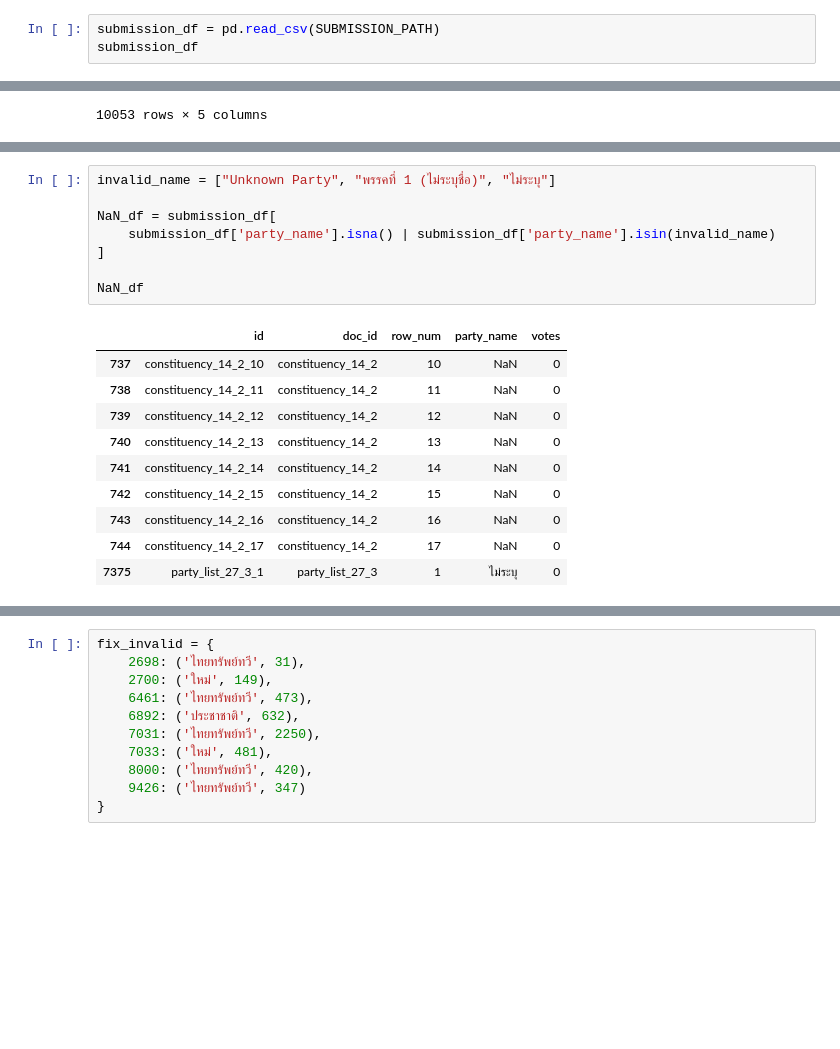
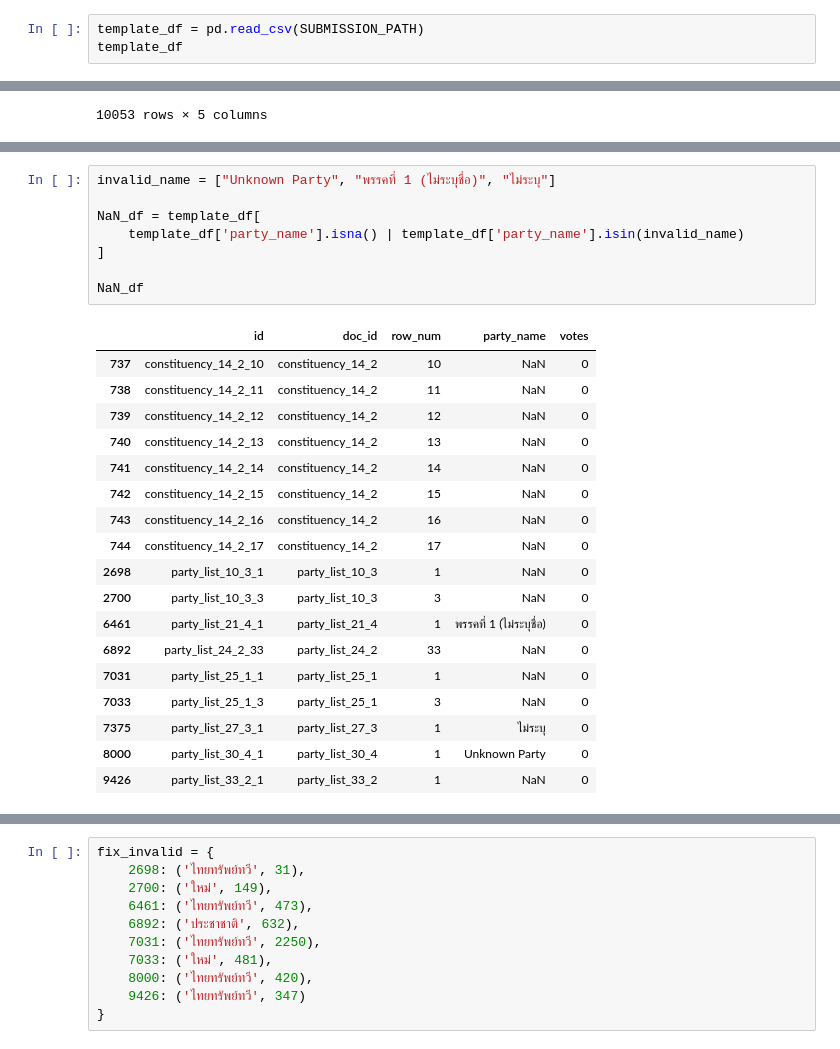
Before and after one commit to WaroonRagwongsiri/SuperAi-SS6-MiniHack2, a Jupyter notebook: srcs/main.ipynb, the cells around one changed output, grey strips where cells are left out. Drawn from its saved outputs; the diff is of its cells as text; blank space fills up the shorter version.

```diff
--- a/srcs/main.ipynb
+++ b/srcs/main.ipynb
@@ -3,8 +10,8 @@ import pandas as pd
 # %%
 SUBMISSION_PATH = "../data/submission_template.csv"
 # %%
-submission_df = pd.read_csv(SUBMISSION_PATH)
-submission_df
+template_df = pd.read_csv(SUBMISSION_PATH)
+template_df
 # %% [output]
 |  | id | doc_id | row_num | party_name | votes |
 | 0 | constituency_10_1_1 | constituency_10_1 | 1 | ประชาธิปัตย์ | 0 |
@@ -51,21 +60,29 @@ submission_df.head()
 # %%
 invalid_name = ["Unknown Party", "พรรคที่ 1 (ไม่ระบุชื่อ)", "ไม่ระบุ"]
 
-NaN_df = submission_df[
-    submission_df['party_name'].isna() | submission_df['party_name'].isin(invalid_name)
+NaN_df = template_df[
+    template_df['party_name'].isna() | template_df['party_name'].isin(invalid_name)
 ]
 
 NaN_df
 # %% [output]
 |  | id | doc_id | row_num | party_name | votes |
 | 737 | constituency_14_2_10 | constituency_14_2 | 10 | NaN | 0 |
 | 738 | constituency_14_2_11 | constituency_14_2 | 11 | NaN | 0 |
 | 739 | constituency_14_2_12 | constituency_14_2 | 12 | NaN | 0 |
 | 740 | constituency_14_2_13 | constituency_14_2 | 13 | NaN | 0 |
 | 741 | constituency_14_2_14 | constituency_14_2 | 14 | NaN | 0 |
 | 742 | constituency_14_2_15 | constituency_14_2 | 15 | NaN | 0 |
 | 743 | constituency_14_2_16 | constituency_14_2 | 16 | NaN | 0 |
 | 744 | constituency_14_2_17 | constituency_14_2 | 17 | NaN | 0 |
+| 2698 | party_list_10_3_1 | party_list_10_3 | 1 | NaN | 0 |
+| 2700 | party_list_10_3_3 | party_list_10_3 | 3 | NaN | 0 |
+| 6461 | party_list_21_4_1 | party_list_21_4 | 1 | พรรคที่ 1 (ไม่ระบุชื่อ) | 0 |
+| 6892 | party_list_24_2_33 | party_list_24_2 | 33 | NaN | 0 |
+| 7031 | party_list_25_1_1 | party_list_25_1 | 1 | NaN | 0 |
+| 7033 | party_list_25_1_3 | party_list_25_1 | 3 | NaN | 0 |
 | 7375 | party_list_27_3_1 | party_list_27_3 | 1 | ไม่ระบุ | 0 |
+| 8000 | party_list_30_4_1 | party_list_30_4 | 1 | Unknown Party | 0 |
+| 9426 | party_list_33_2_1 | party_list_33_2 | 1 | NaN | 0 |
 # %%
 # 737 - 744 Correctly Null
```
Also changed, not shown: parts of 26 cells of this notebook, 1 other file.
